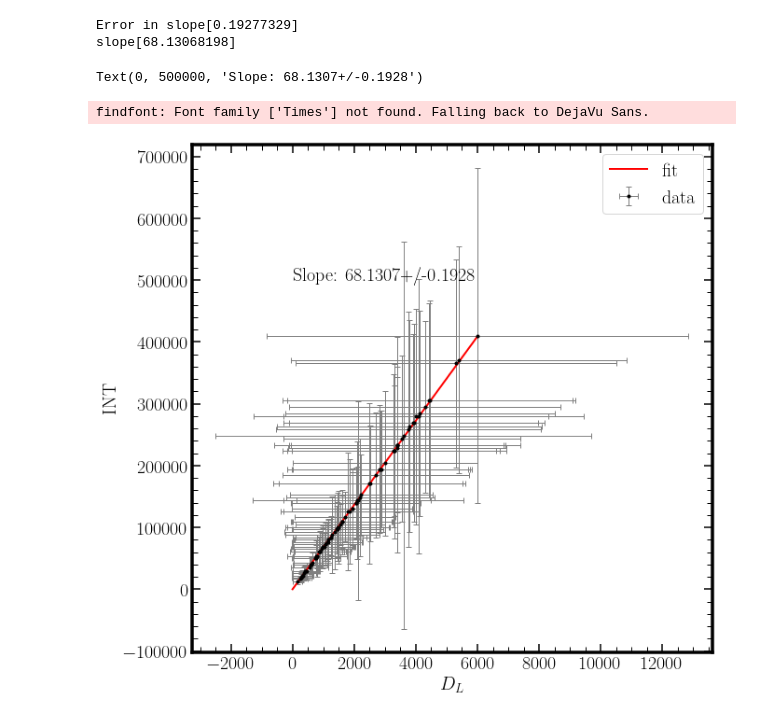
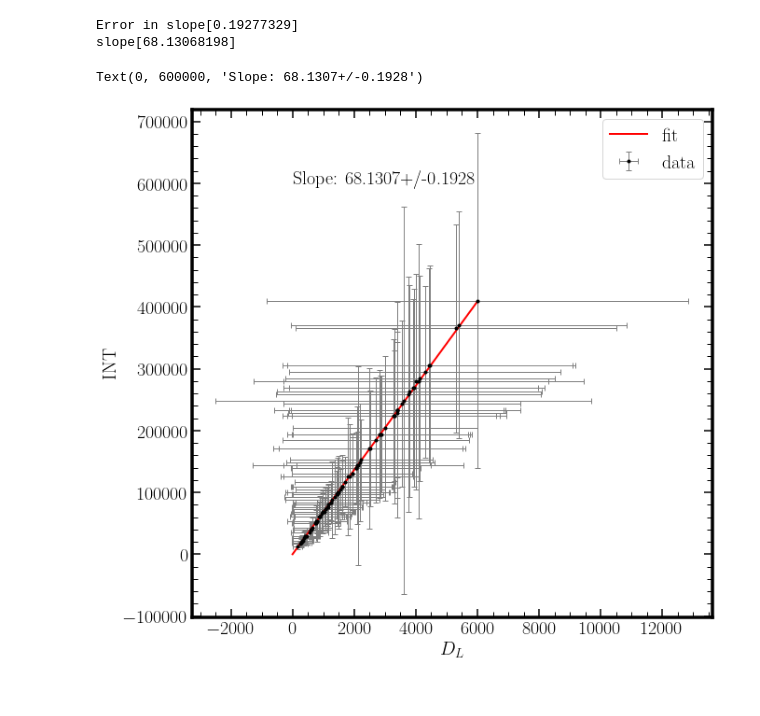
Before and after one commit to AshleyChraya/HubbleConstant-ConstraintsForVCG, a Jupyter notebook: Python Codes/H0 by ODR.ipynb, the cells around one changed output. Saved outputs shown, nothing was run; the diff lists cells and outputs as text; code cells hidden in the pictures.

```diff
--- a/Python Codes/H0 by ODR.ipynb
+++ b/Python Codes/H0 by ODR.ipynb
@@ -269,16 +270,16 @@ slope[68.13068198]
 # %%
 x_m = np.linspace(0,6000,1000000)
 y_m = func(popt, x_m)
 
 plt.figure(figsize = (10,10))
 plt.errorbar(x,y,yerr=y_error,xerr=x_error,fmt=".k", ecolor='gray', lw=1,capsize=3)
 plt.plot(x_m,y_m, color = 'red', linewidth= 2)
+#plt.title(r'$Hubble$')
 plt.ylabel('INT')
 plt.xlabel(r'$D_L$')
 plt.legend(['fit','data'])
-plt.text(0,500000,"Slope: "+str(np.round(popt[0],4))+"+/-"+str(np.round(perr[0],4)))
+plt.text(0,600000,"Slope: "+str(np.round(popt[0],4))+"+/-"+str(np.round(perr[0],4)))
 #plt.title(f'm = {np.round(popt[0],4)}, m_err = {np.round(perr[0],4)}')
 # %% [output]
-Text(0, 500000, 'Slope: 68.1307+/-0.1928')
+Text(0, 600000, 'Slope: 68.1307+/-0.1928')
-findfont: Font family ['Times'] not found. Falling back to DejaVu Sans.
-[figure, old version]
+[figure, new version]
```
Also changed, not shown: parts of 1 cell of this notebook, 2 other files.
